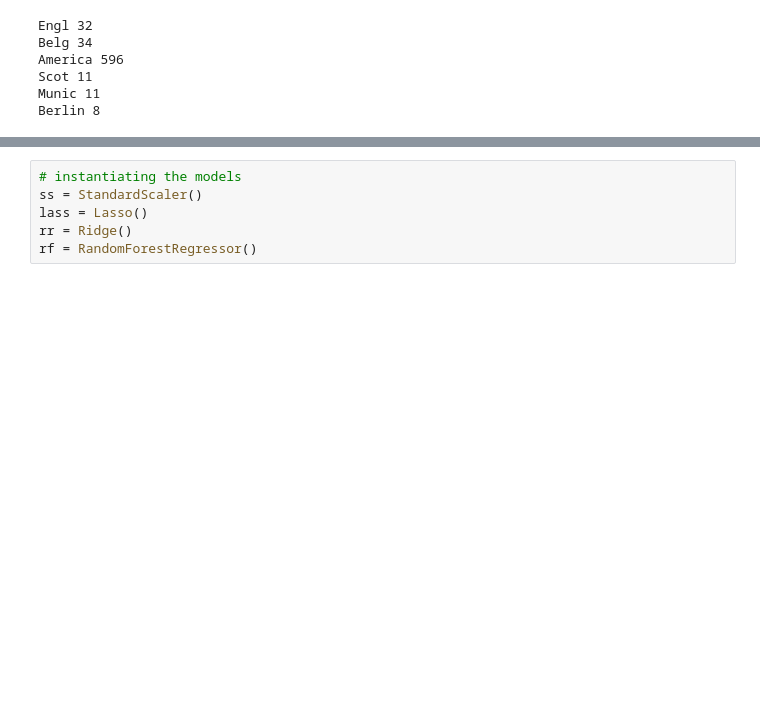
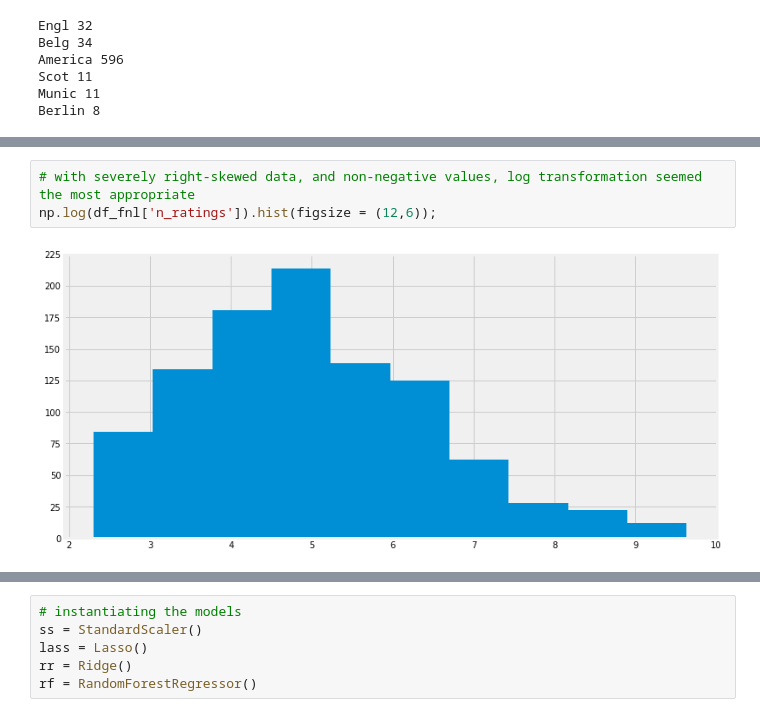
Before and after one commit to timsturges/GA_DS, a Jupyter notebook: homework/Unit4/Final Project.ipynb, the cells around one changed output, grey strips where cells are left out. Cells and saved outputs as stored; diff of their text form; blank space fills up the shorter version.

```diff
--- a/homework/Unit4/Final Project.ipynb
+++ b/homework/Unit4/Final Project.ipynb
@@ -502,0 +537,5 @@ df_fnl.drop('score',axis = 1, inplace = True)
+# %%
+# with severely right-skewed data, and non-negative values, log transformation seemed the most appropriate
+np.log(df_fnl['n_ratings']).hist(figsize = (12,6));
+# %% [output]
+[figure, added]
```
Also changed, not shown: parts of 85 cells of this notebook.
